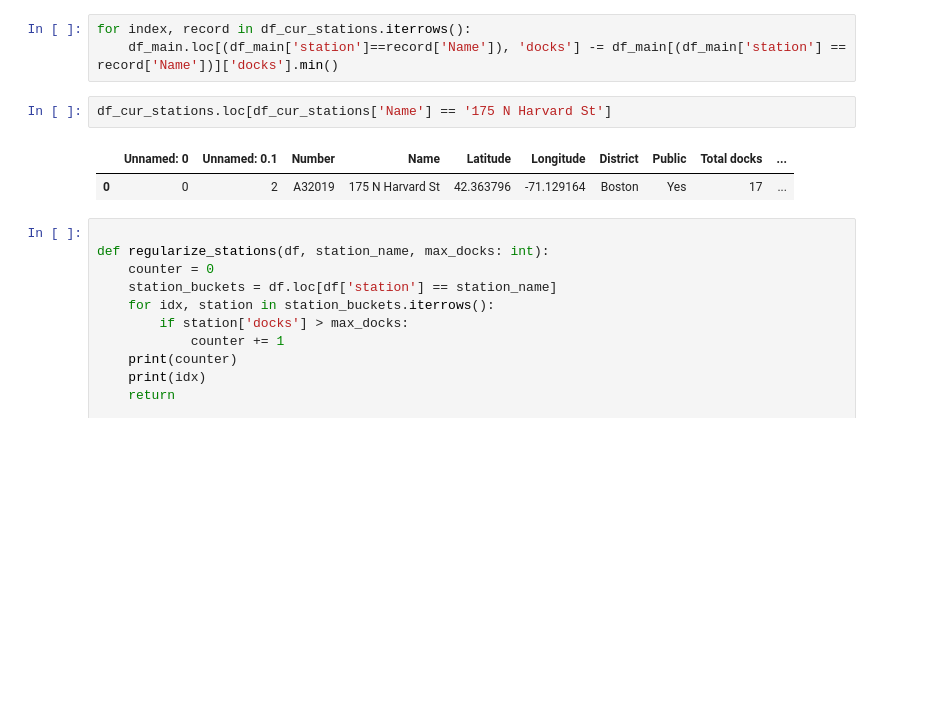
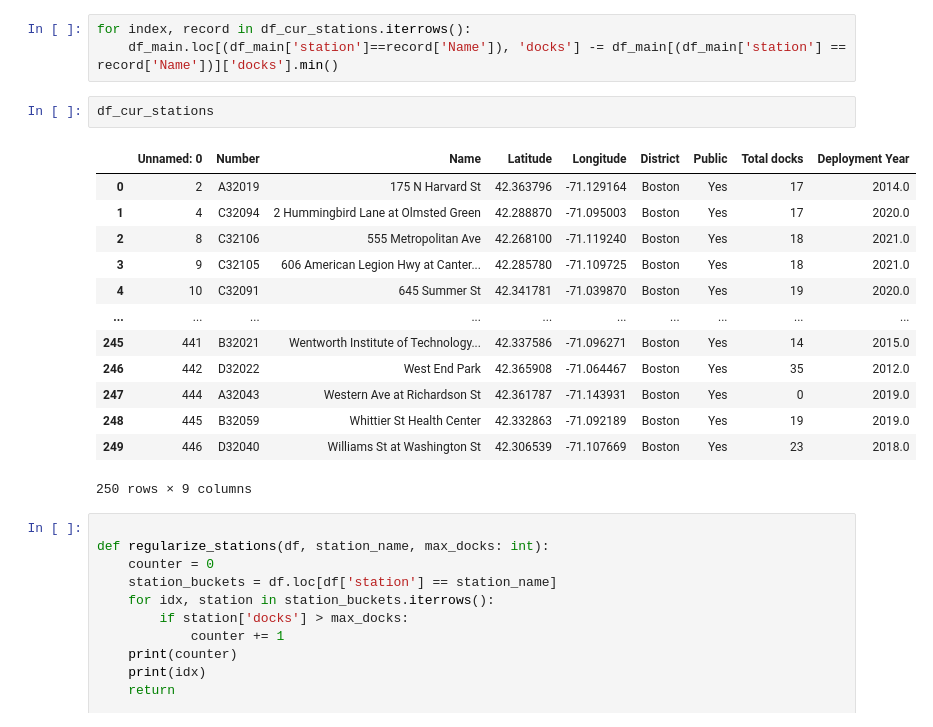
Before and after one commit to fzyang1227/bluebikes, a Jupyter notebook: DS4300_Project_Updated.ipynb, the cells around one changed output. Drawn from its saved outputs; the diff is of its cells as text; blank space fills up the shorter version.

```diff
--- a/DS4300_Project_Updated.ipynb
+++ b/DS4300_Project_Updated.ipynb
@@ -404,10 +401,21 @@ df_main
 for index, record in df_cur_stations.iterrows():
     df_main.loc[(df_main['station']==record['Name']), 'docks'] -= df_main[(df_main['station'] == record['Name'])]['docks'].min()
 # %%
-df_cur_stations.loc[df_cur_stations['Name'] == '175 N Harvard St']
+df_cur_stations
 # %% [output]
-|  | Unnamed: 0 | Unnamed: 0.1 | Number | Name | Latitude | Longitude | District | Public | Total docks | ... |
-| 0 | 0 | 2 | A32019 | 175 N Harvard St | 42.363796 | -71.129164 | Boston | Yes | 17 | ... |
+|  | Unnamed: 0 | Number | Name | Latitude | Longitude | District | Public | Total docks | Deployment Year |
+| 0 | 2 | A32019 | 175 N Harvard St | 42.363796 | -71.129164 | Boston | Yes | 17 | 2014.0 |
+| 1 | 4 | C32094 | 2 Hummingbird Lane at Olmsted Green | 42.288870 | -71.095003 | Boston | Yes | 17 | 2020.0 |
+| 2 | 8 | C32106 | 555 Metropolitan Ave | 42.268100 | -71.119240 | Boston | Yes | 18 | 2021.0 |
+| 3 | 9 | C32105 | 606 American Legion Hwy at Canter... | 42.285780 | -71.109725 | Boston | Yes | 18 | 2021.0 |
+| 4 | 10 | C32091 | 645 Summer St | 42.341781 | -71.039870 | Boston | Yes | 19 | 2020.0 |
+| ... | ... | ... | ... | ... | ... | ... | ... | ... | ... |
+| 245 | 441 | B32021 | Wentworth Institute of Technology... | 42.337586 | -71.096271 | Boston | Yes | 14 | 2015.0 |
+| 246 | 442 | D32022 | West End Park | 42.365908 | -71.064467 | Boston | Yes | 35 | 2012.0 |
+| 247 | 444 | A32043 | Western Ave at Richardson St | 42.361787 | -71.143931 | Boston | Yes | 0 | 2019.0 |
+| 248 | 445 | B32059 | Whittier St Health Center | 42.332863 | -71.092189 | Boston | Yes | 19 | 2019.0 |
+| 249 | 446 | D32040 | Williams St at Washington St | 42.306539 | -71.107669 | Boston | Yes | 23 | 2018.0 |
+250 rows × 9 columns
 # %%
 
 def regularize_stations(df, station_name, max_docks: int):
```
Also changed, not shown: parts of 31 cells of this notebook, 3 other files.
